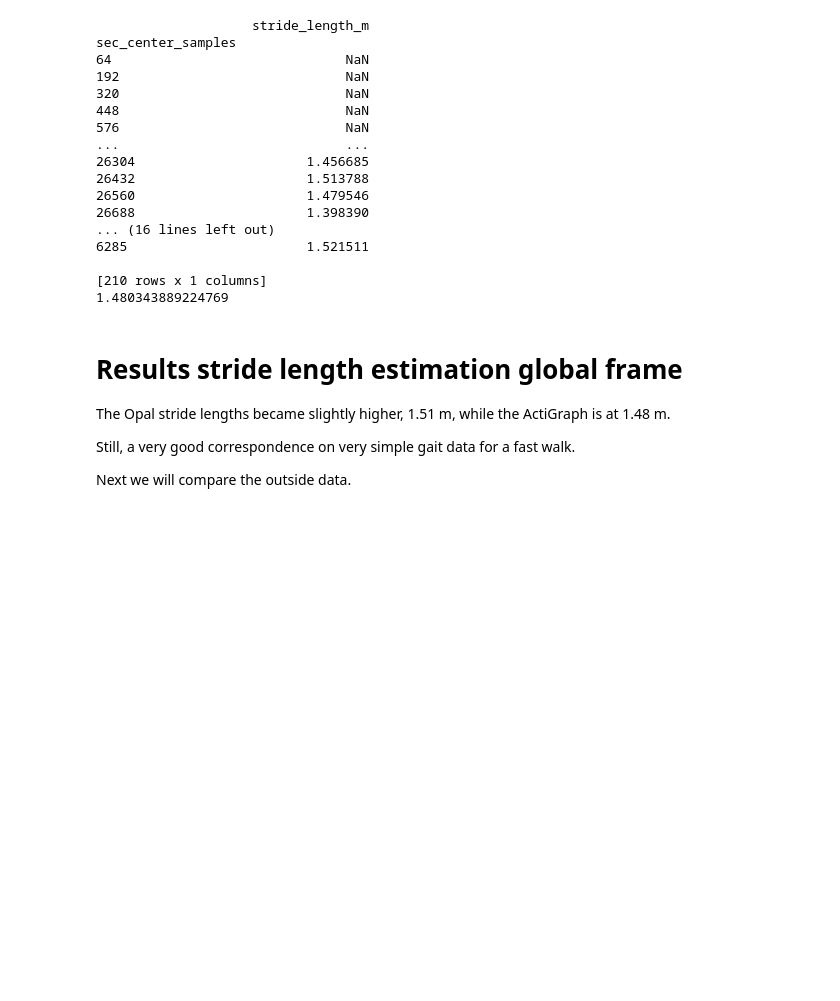
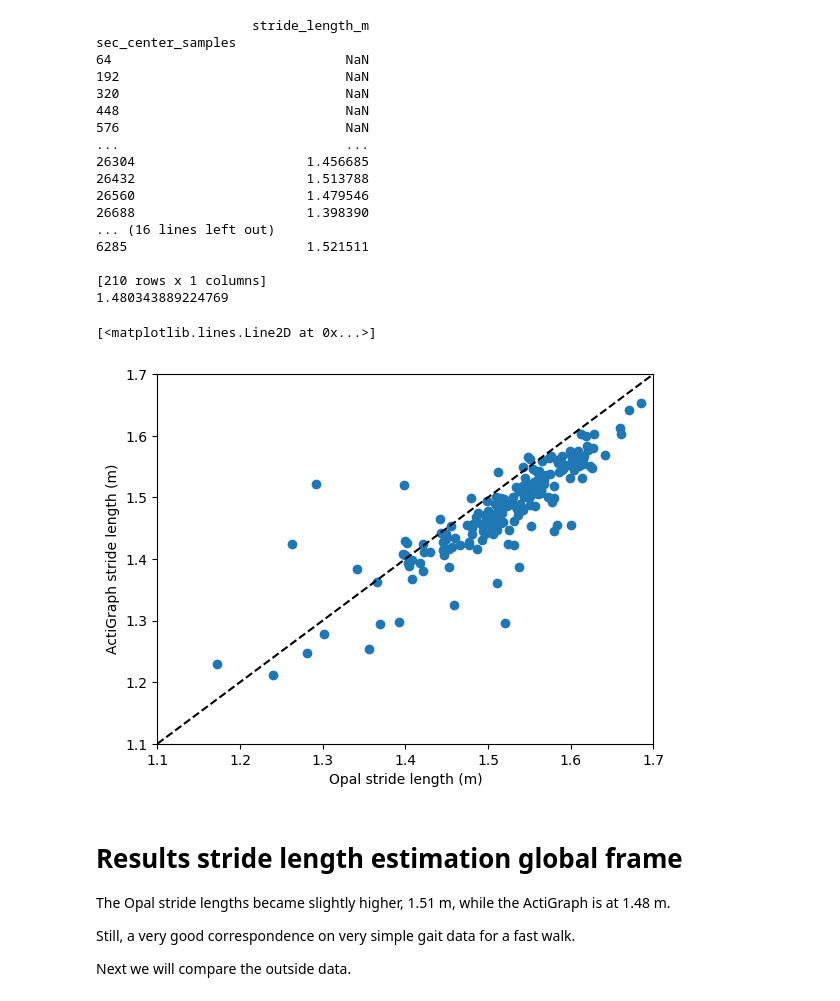
Before and after one commit to alkvi/imu_comparison, a Jupyter notebook: comparison_2_lab.ipynb, the cells around one changed output. Saved outputs shown, nothing was run; the diff lists cells and outputs as text; code cells hidden in the pictures; blank space fills up the shorter version.

```diff
--- a/comparison_2_lab.ipynb
+++ b/comparison_2_lab.ipynb
@@ -470,6 +487,7 @@ sl_zijlstra.calculate(
     sensor_height_m=sensor_height,
     sampling_rate_hz=fs_opal,
 )
+results_opal = sl_zijlstra.stride_length_per_sec_
 print(sl_zijlstra.stride_length_per_sec_)
 print(np.mean(sl_zijlstra.stride_length_per_sec_))
 
@@ -483,6 +501,7 @@ sl_zijlstra.calculate(
     sensor_height_m=sensor_height,
     sampling_rate_hz=fs_actigraph,
 )
+results_actigraph = sl_zijlstra.stride_length_per_sec_
 print(sl_zijlstra.stride_length_per_sec_)
 print(np.mean(sl_zijlstra.stride_length_per_sec_))
 # %% [output]
@@ -503,6 +522,21 @@ sec_center_samples
 
 [210 rows x 1 columns]
 1.480343889224769
+# %%
+lim_low = 1.1
+lim_high = 1.7
+x_vals = np.linspace(lim_low, lim_high, 100)
+
+plt.figure()
+plt.scatter(results_opal['stride_length_m'], results_actigraph['stride_length_m'])
+plt.xlabel("Opal stride length (m)")
+plt.ylabel("ActiGraph stride length (m)")
+plt.xlim([lim_low, lim_high])
+plt.ylim([lim_low, lim_high])
+plt.plot(x_vals, x_vals, 'k--')
+# %% [output]
+[<matplotlib.lines.Line2D at 0x...>]
+[figure, added]
 # %% [markdown]
 # Results stride length estimation global frame
 
```
Also changed, not shown: parts of 2 cells of this notebook, 2 other files.
